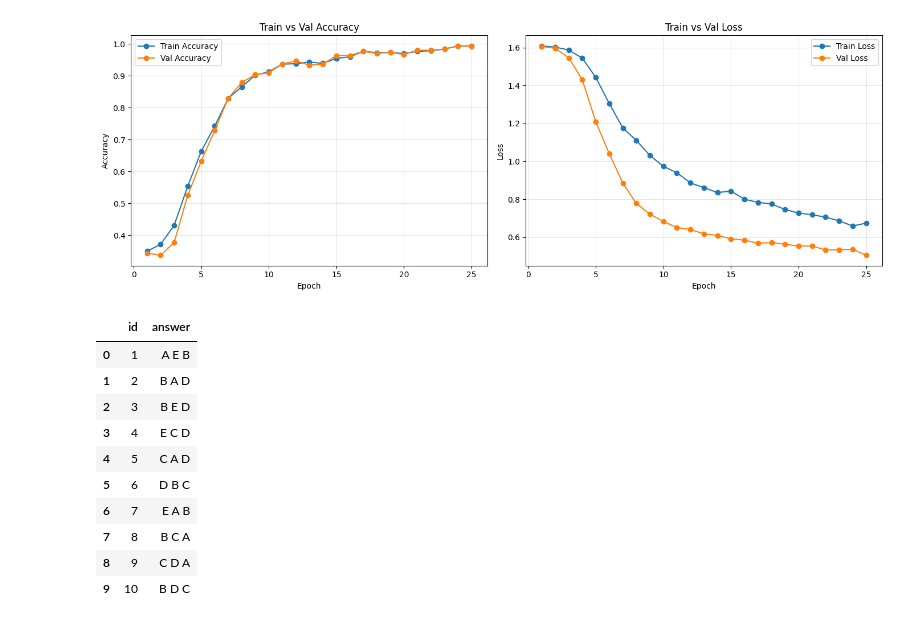
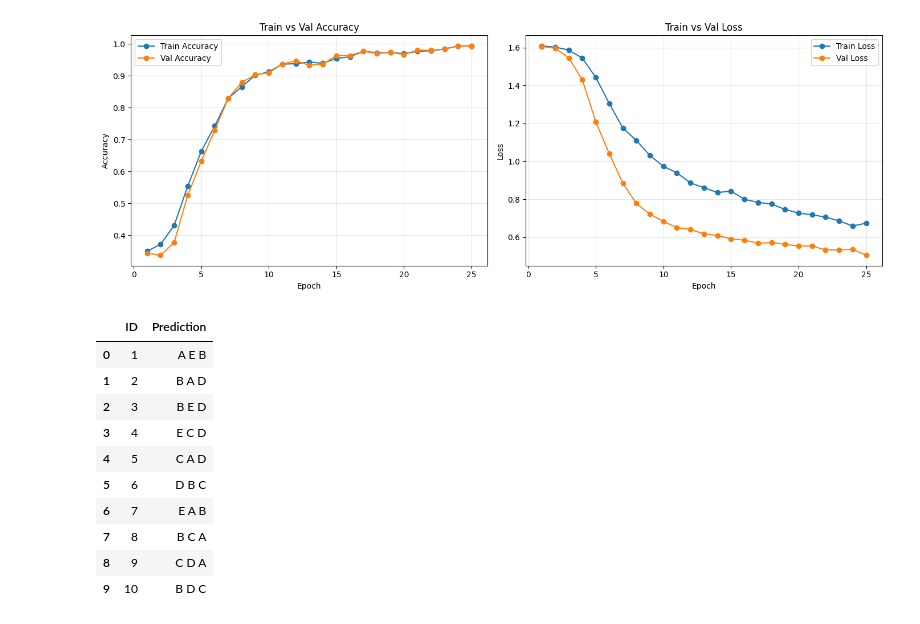
Before and after one commit to 24f1002692/genAI-project-24f1002692, a Jupyter notebook: DL-24f1002692-notebook-t22026.ipynb, the cells around one changed output. Drawn from its saved outputs; the diff is of its cells as text; code cells hidden in the pictures.

```diff
--- a/DL-24f1002692-notebook-t22026.ipynb
+++ b/DL-24f1002692-notebook-t22026.ipynb
@@ -3371,20 +3371,20 @@ plt.show()
 # %%
 # Load best checkpoint, predict on test.csv, save Kaggle submission
 model.load_state_dict(torch.load("best_scratch_rag_model.pt", map_location=device))
 
 def save_submission(df, preds, out_path="submission.csv"):
     sub = pd.DataFrame({
-        'id': df['id'] if 'id' in df.columns else df.index,
-        'answer': [' '.join(p) for p in preds]
+        'ID': df['id'] if 'id' in df.columns else df.index,
+        'Prediction': [' '.join(p) for p in preds]
     })
     sub.to_csv(out_path, index=False)
     return sub
 
 test_preds = predict_top3(model, test_loader, device)
 submission = save_submission(test_dataset, test_preds, out_path="submission_scratch_rag.csv")
 submission.head(10)
 # %% [output]
-|  | id | answer |
+|  | ID | Prediction |
 | 0 | 1 | A E B |
 | 1 | 2 | B A D |
 | 2 | 3 | B E D |
```
Also changed, not shown: parts of 1 cell of this notebook.
